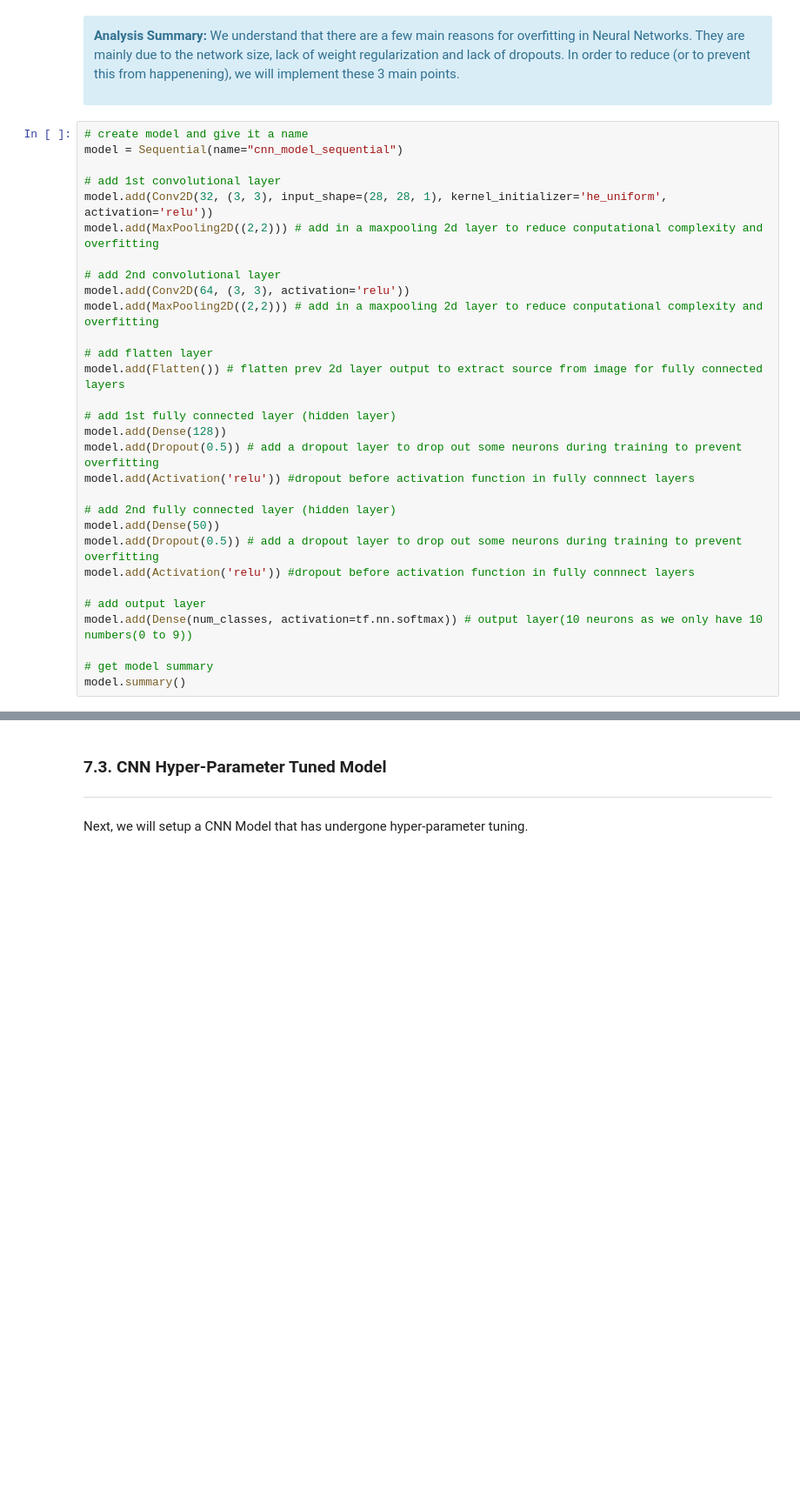
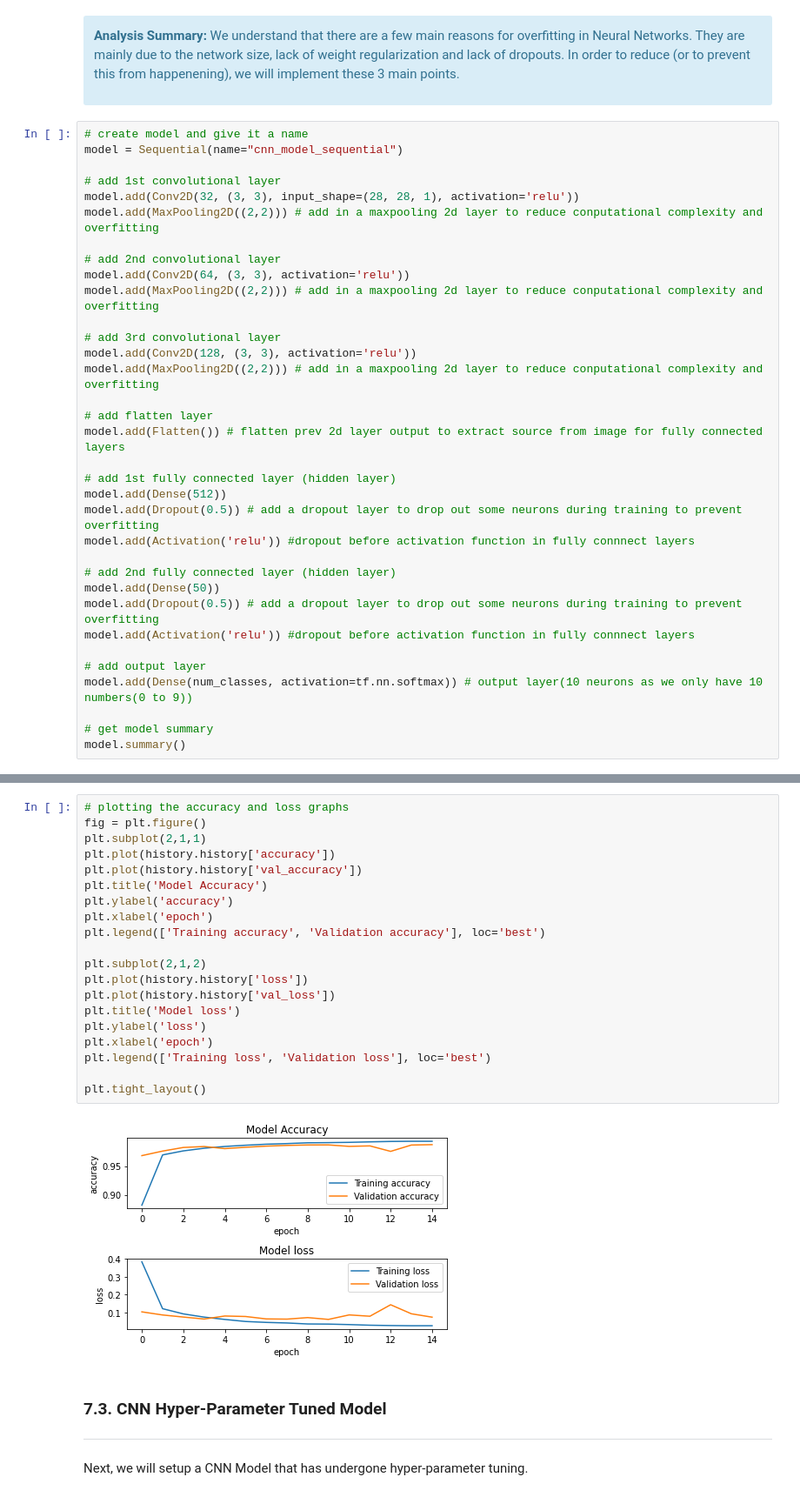
Before and after one commit to ngzhankang/Deep-Learning, a Jupyter notebook: Assignment_1.ipynb, the cells around one changed output, grey strips where cells are left out. Shown: that part at 87% size. Cells and saved outputs as stored; diff of their text form; blank space fills up the shorter version.

Commit message:
Final Wrap Up on Basic CNN Model

```diff
--- a/Assignment_1.ipynb
+++ b/Assignment_1.ipynb
@@ -503,18 +492,22 @@ Next, we will setup a CNN Model.
 model = Sequential(name="cnn_model_sequential")
 
 # add 1st convolutional layer
-model.add(Conv2D(32, (3, 3), input_shape=(28, 28, 1), kernel_initializer='he_uniform', activation='relu'))
+model.add(Conv2D(32, (3, 3), input_shape=(28, 28, 1), activation='relu'))
 model.add(MaxPooling2D((2,2))) # add in a maxpooling 2d layer to reduce conputational complexity and overfitting
 
 # add 2nd convolutional layer
 model.add(Conv2D(64, (3, 3), activation='relu'))
 model.add(MaxPooling2D((2,2))) # add in a maxpooling 2d layer to reduce conputational complexity and overfitting
 
+# add 3rd convolutional layer
+model.add(Conv2D(128, (3, 3), activation='relu'))
+model.add(MaxPooling2D((2,2))) # add in a maxpooling 2d layer to reduce conputational complexity and overfitting
+
 # add flatten layer
 model.add(Flatten()) # flatten prev 2d layer output to extract source from image for fully connected layers
 
 # add 1st fully connected layer (hidden layer)
-model.add(Dense(128))
+model.add(Dense(512))
 model.add(Dropout(0.5)) # add a dropout layer to drop out some neurons during training to prevent overfitting
 model.add(Activation('relu')) #dropout before activation function in fully connnect layers
 
@@ -576,3 +588,25 @@ plt.show()
+# %%
+# plotting the accuracy and loss graphs
+fig = plt.figure()
+plt.subplot(2,1,1)
+plt.plot(history.history['accuracy'])
+plt.plot(history.history['val_accuracy'])
+plt.title('Model Accuracy')
+plt.ylabel('accuracy')
+plt.xlabel('epoch')
+plt.legend(['Training accuracy', 'Validation accuracy'], loc='best')
+
+plt.subplot(2,1,2)
+plt.plot(history.history['loss'])
+plt.plot(history.history['val_loss'])
+plt.title('Model loss')
+plt.ylabel('loss')
+plt.xlabel('epoch')
+plt.legend(['Training loss', 'Validation loss'], loc='best')
+
+plt.tight_layout()
+# %% [output]
+[figure, added]
 # %% [markdown]
 ### 7.3. CNN Hyper-Parameter Tuned Model
 
```
Also changed, not shown: parts of 20 cells of this notebook.
